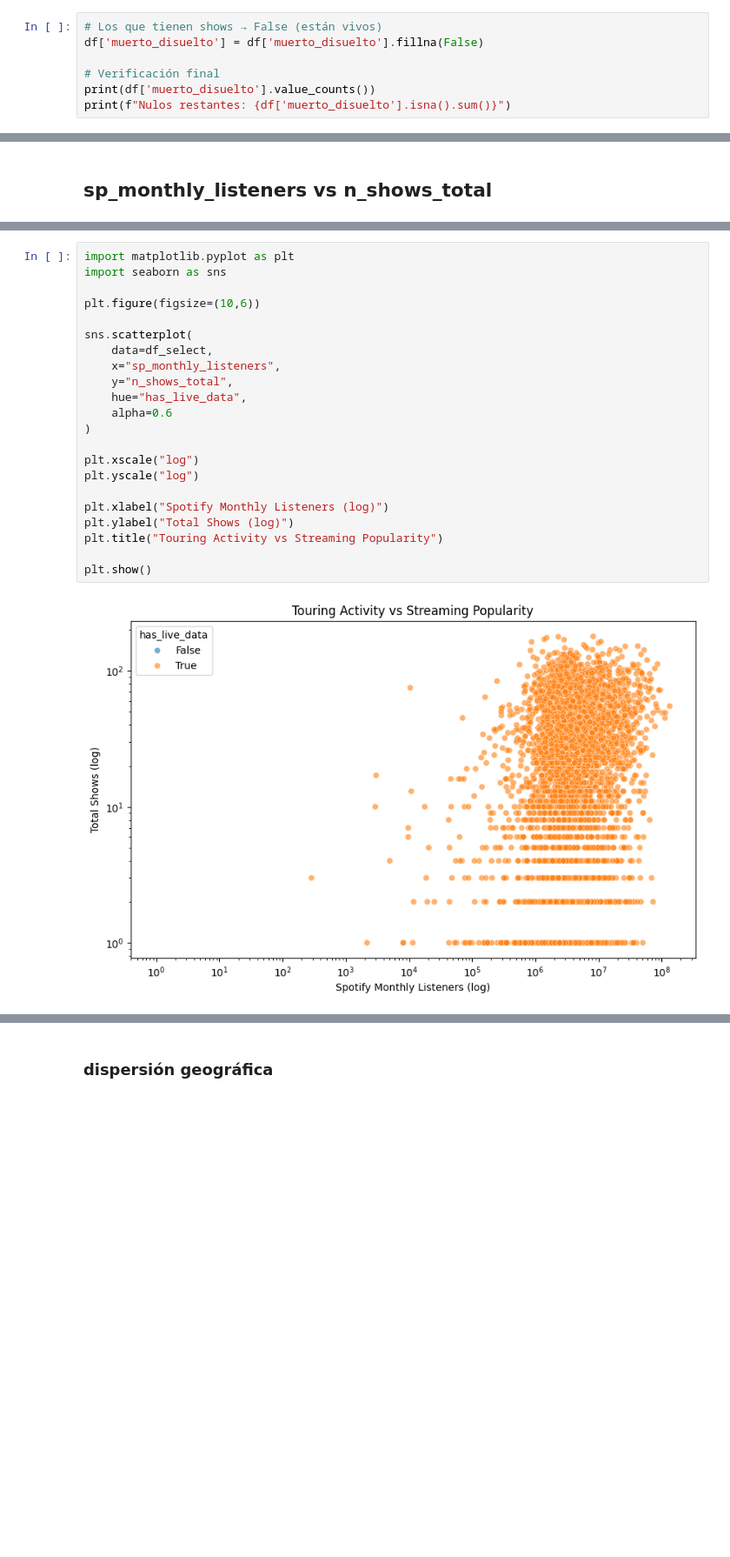
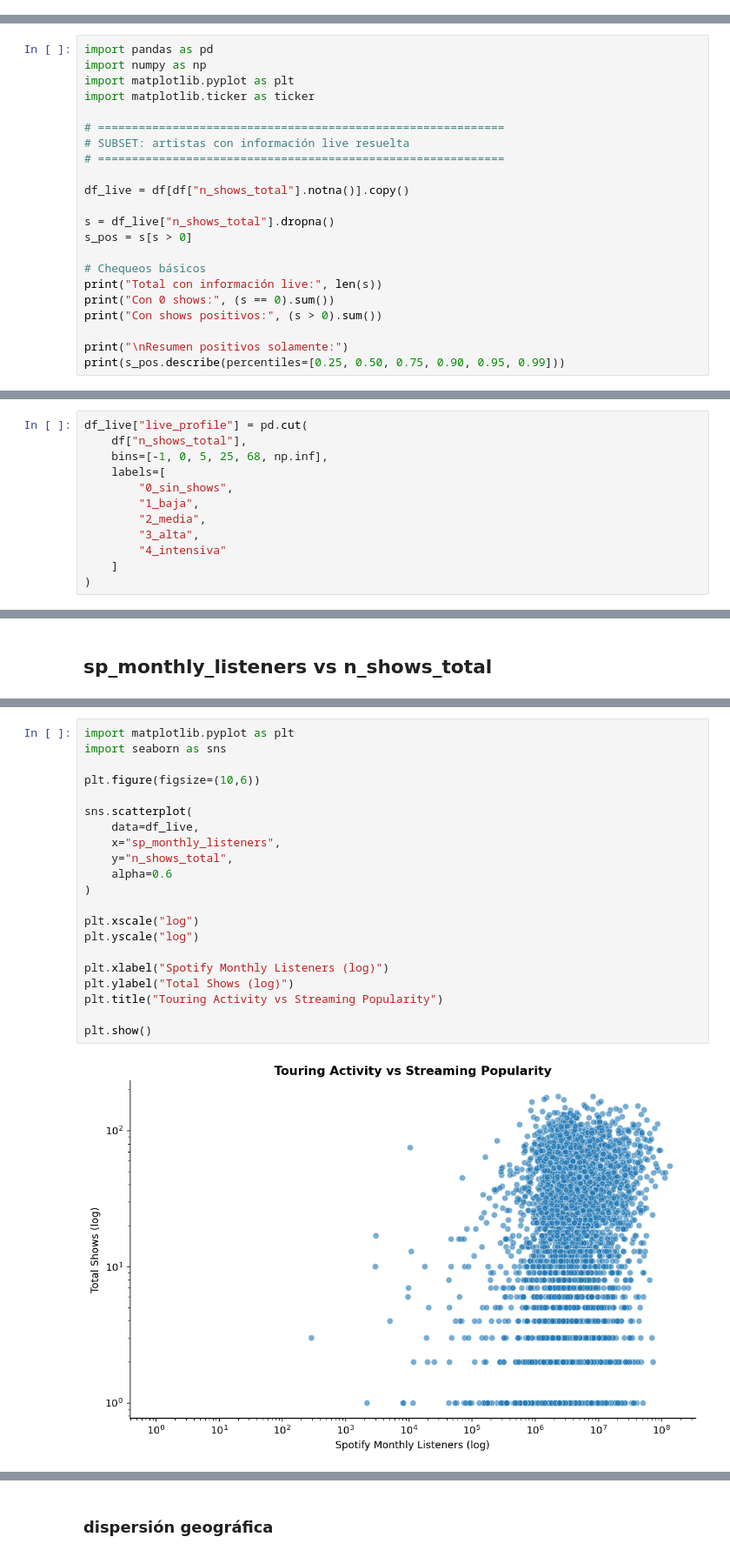
Before and after one commit to SilvanaBContreras/come_together_industria_de_la_musica, a Jupyter notebook: chartmetric_EDA1.ipynb, the cells around one changed output, grey strips where cells are left out. Shown at 87% size. Saved outputs shown, nothing was run; the diff lists cells and outputs as text; blank space fills up the shorter version.

```diff
--- a/chartmetric_EDA1.ipynb
+++ b/chartmetric_EDA1.ipynb
@@ -1527,7 +1470,0 @@ De esos, con n_shows_total == 0 o nulo: 263
-# %%
-# Los que tienen shows → False (están vivos)
-df['muerto_disuelto'] = df['muerto_disuelto'].fillna(False)
-
-# Verificación final
-print(df['muerto_disuelto'].value_counts())
-print(f"Nulos restantes: {df['muerto_disuelto'].isna().sum()}")
@@ -2478,0 +2895,22 @@ print(f"✅ Tabla exportable generada: {nombre_archivo}")
+# %%
+import pandas as pd
+import numpy as np
+import matplotlib.pyplot as plt
+import matplotlib.ticker as ticker
+
+# ============================================================
+# SUBSET: artistas con información live resuelta
+# ============================================================
+
+df_live = df[df["n_shows_total"].notna()].copy()
+
+s = df_live["n_shows_total"].dropna()
+s_pos = s[s > 0]
+
+# Chequeos básicos
+print("Total con información live:", len(s))
+print("Con 0 shows:", (s == 0).sum())
+print("Con shows positivos:", (s > 0).sum())
+
+print("\nResumen positivos solamente:")
+print(s_pos.describe(percentiles=[0.25, 0.50, 0.75, 0.90, 0.95, 0.99]))
@@ -2478,0 +3252,12 @@ print(f"✅ Tabla exportable generada: {nombre_archivo}")
+# %%
+df_live["live_profile"] = pd.cut(
+    df["n_shows_total"],
+    bins=[-1, 0, 5, 25, 68, np.inf],
+    labels=[
+        "0_sin_shows",
+        "1_baja",
+        "2_media",
+        "3_alta",
+        "4_intensiva"
+    ]
+)
@@ -2985,24 +3467,23 @@ plt.show()
 # %%
 import matplotlib.pyplot as plt
 import seaborn as sns
 
 plt.figure(figsize=(10,6))
 
 sns.scatterplot(
-    data=df_select,
+    data=df_live,
     x="sp_monthly_listeners",
     y="n_shows_total",
-    hue="has_live_data",
     alpha=0.6
 )
 
 plt.xscale("log")
 plt.yscale("log")
 
 plt.xlabel("Spotify Monthly Listeners (log)")
 plt.ylabel("Total Shows (log)")
 plt.title("Touring Activity vs Streaming Popularity")
 
 plt.show()
 # %% [output]
-[figure, old version]
+[figure, new version]
```
Also changed, not shown: parts of 133 cells of this notebook, 3 other files.
